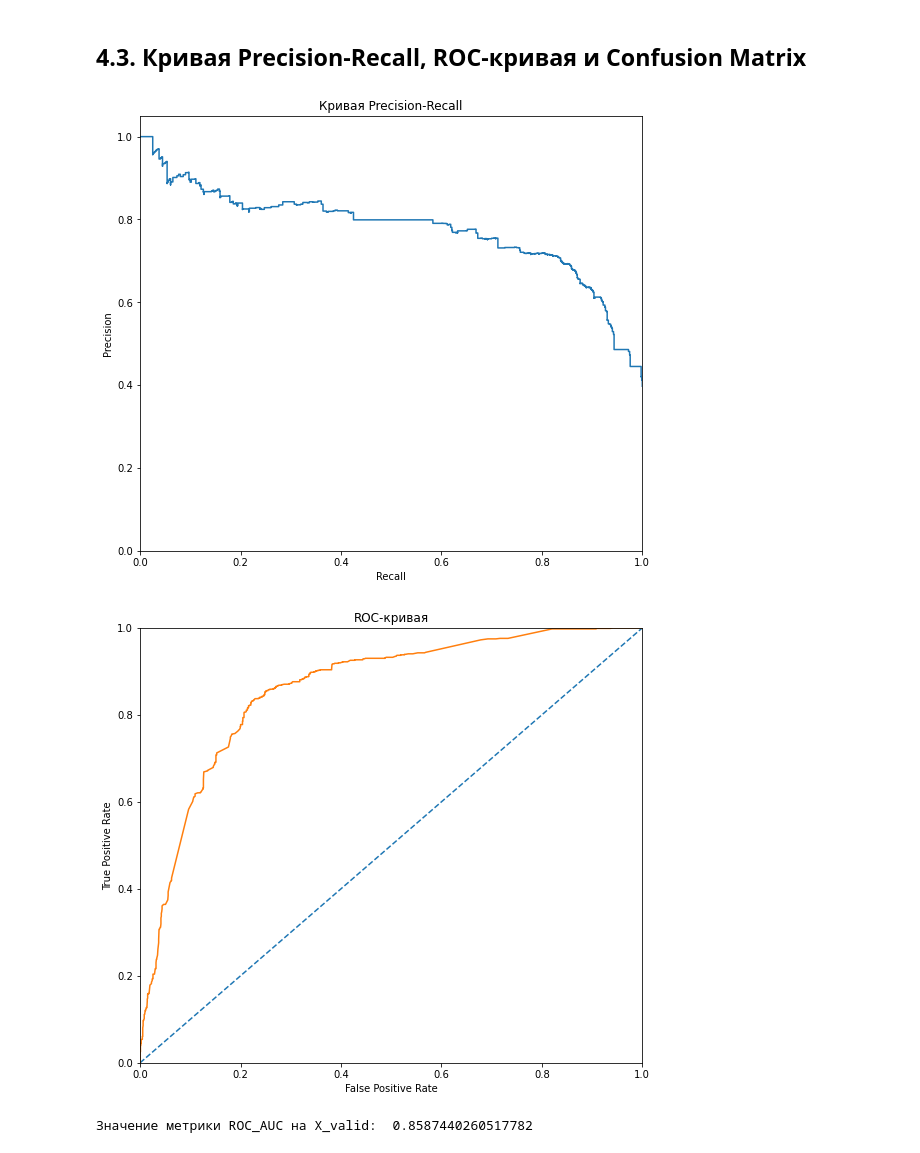
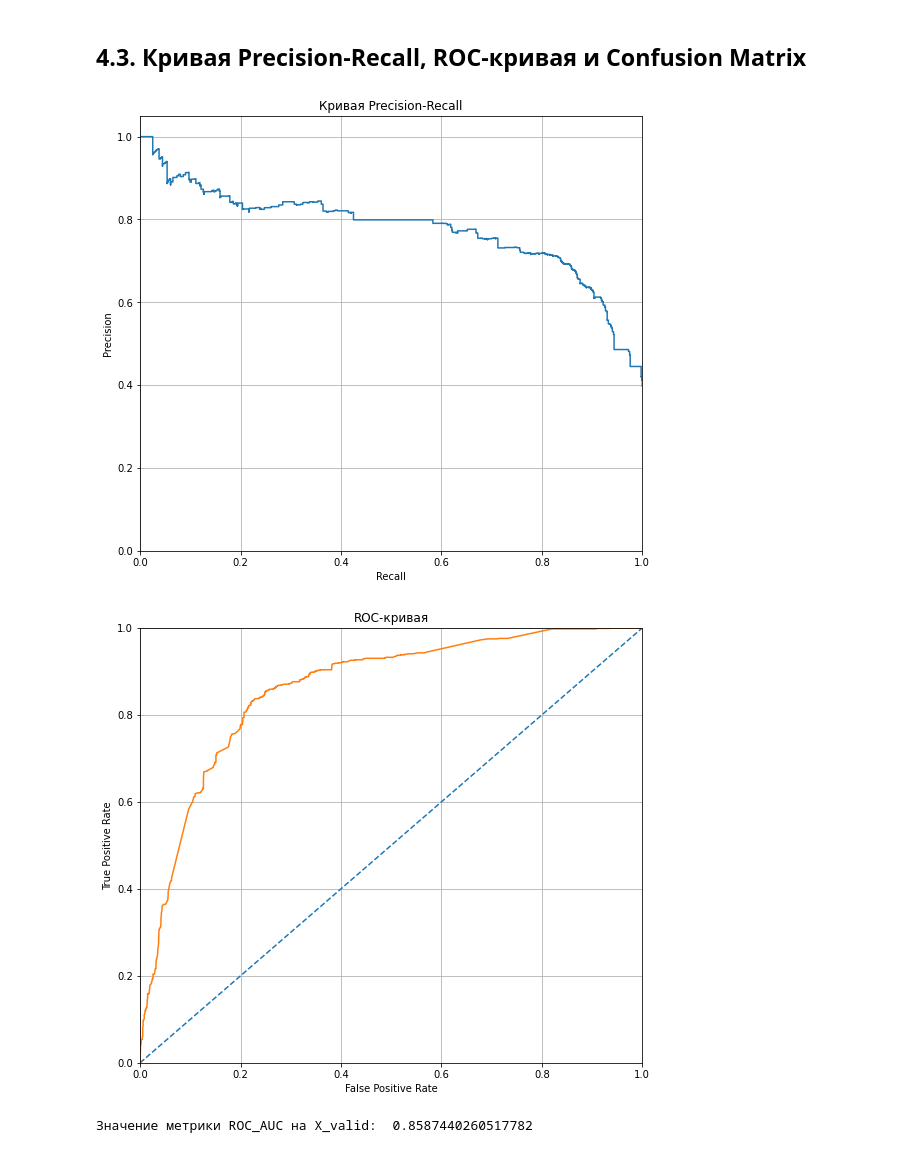
Before and after one commit to Alexwert3/rep_kareliya, a Jupyter notebook: chemp_kareliya.ipynb, the cells around one changed output. Cells and saved outputs as stored; diff of their text form; code cells hidden in the pictures.

```diff
--- a/chemp_kareliya.ipynb
+++ b/chemp_kareliya.ipynb
@@ -575,26 +575,28 @@ plt.figure(figsize=(9, 8))
 plt.step(recall, precision, where='post')
 plt.xlabel('Recall')
 plt.ylabel('Precision')
+plt.grid()
 plt.ylim([0.0, 1.05])
 plt.xlim([0.0, 1.0])
 plt.title('Кривая Precision-Recall')
 plt.show()
 # %% [output]
-[figure, old version]
+[figure, new version]
 # %%
 fpr, tpr, thresholds = roc_curve(y_valid, probabilities_valid[:, 1])
 
 plt.figure(figsize=(9, 8))
 plt.plot([0, 1], [0, 1], linestyle='--')
 plt.plot(fpr, tpr)
+plt.grid()
 plt.xlim([0.0, 1.0])
 plt.ylim([0.0, 1.0])
 plt.xlabel('False Positive Rate')
 plt.ylabel('True Positive Rate')
 plt.title('ROC-кривая')
 plt.show()
 # %% [output]
-[figure, old version]
+[figure, new version]
 # %%
 print("Значение метрики ROC_AUC на X_valid: ", roc_auc_score(y_valid, probabilities_valid[:, 1]))
 # %% [output]
```
Also changed, not shown: parts of 8 cells of this notebook.
